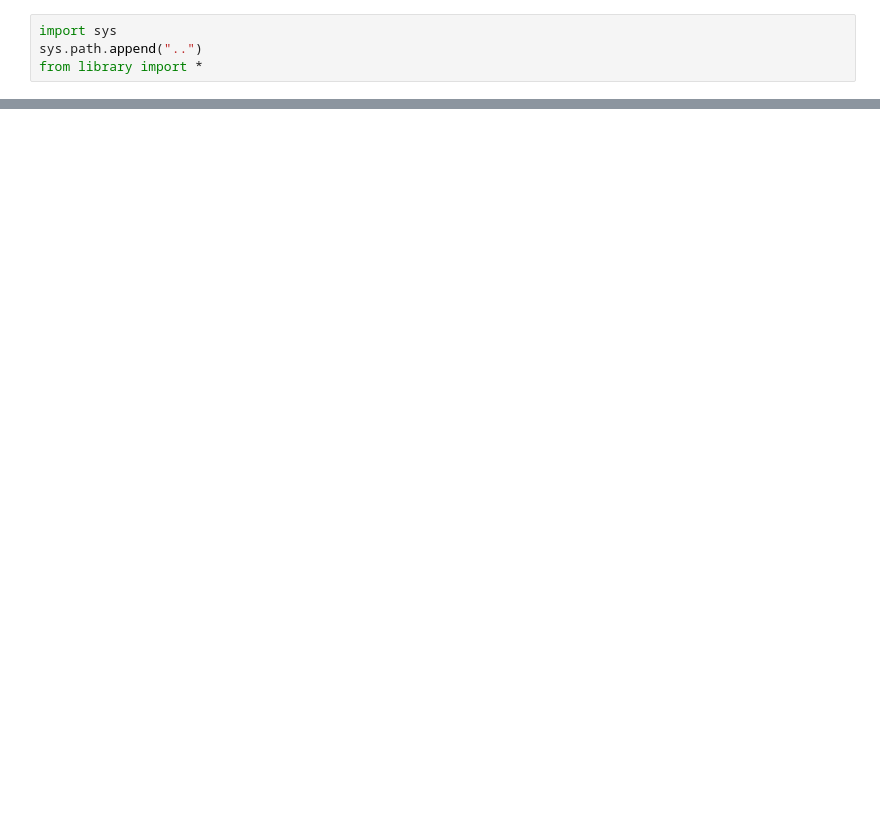
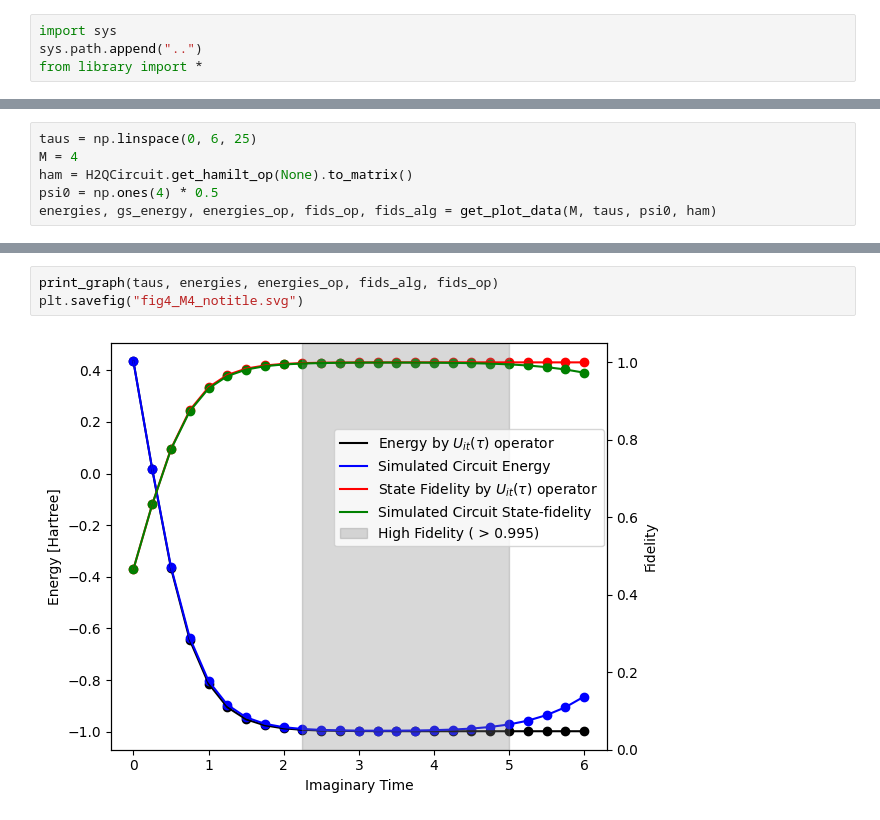
Before and after one commit to GiovanniZago/ImaginaryTimeEvolution, a Jupyter notebook: project/graph_makers/fig4.ipynb, the cells around one changed output, grey strips where cells are left out. Cells and saved outputs as stored; diff of their text form; blank space fills up the shorter version.

```diff
--- a/project/graph_makers/fig4.ipynb
+++ b/project/graph_makers/fig4.ipynb
@@ -85,0 +63,6 @@ plt.title(r"Fidelity and Energy of the circuit and the $U_{it}(\tau)$ operator")
+# %%
+taus = np.linspace(0, 6, 25)
+M = 4
+ham = H2QCircuit.get_hamilt_op(None).to_matrix()
+psi0 = np.ones(4) * 0.5
+energies, gs_energy, energies_op, fids_op, fids_alg = get_plot_data(M, taus, psi0, ham)
@@ -85,0 +87,5 @@ plt.title(r"Fidelity and Energy of the circuit and the $U_{it}(\tau)$ operator")
+# %%
+print_graph(taus, energies, energies_op, fids_alg, fids_op)
+plt.savefig("fig4_M4_notitle.svg")
+# %% [output]
+[figure, added]
```
Also changed, not shown: parts of 6 cells of this notebook, 9 other files.
